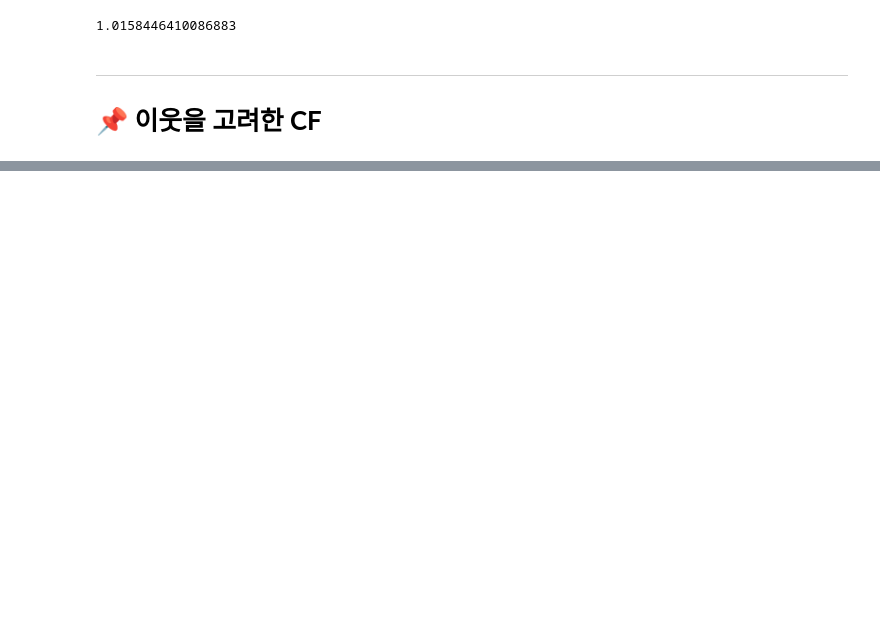
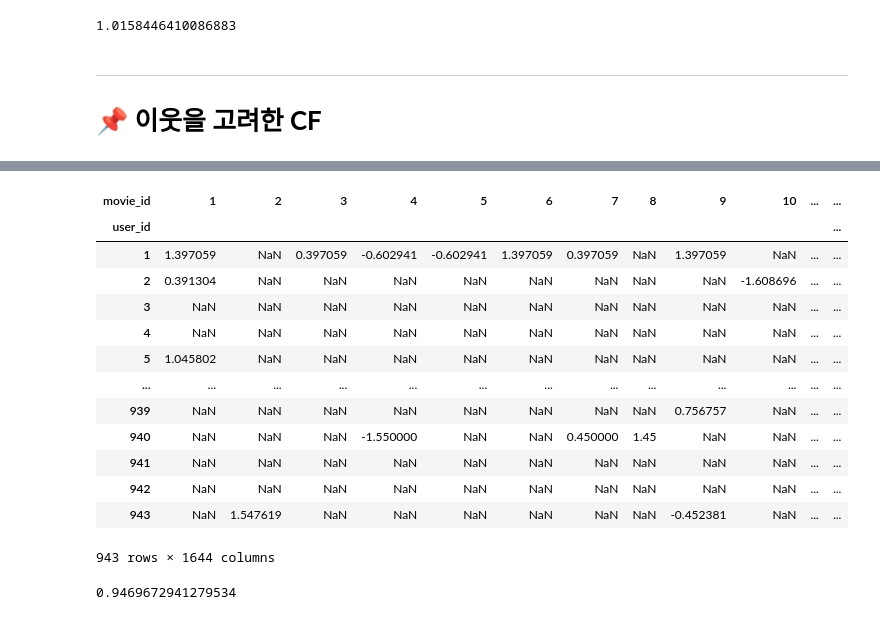
Before and after one commit to soaeng/recomSys, a Jupyter notebook: CF.ipynb, the cells around one changed output, grey strips where cells are left out. Cells and saved outputs as stored; diff of their text form; code cells hidden in the pictures; blank space fills up the shorter version.

```diff
--- a/CF.ipynb
+++ b/CF.ipynb
@@ -223,0 +230,5 @@ Name: title, dtype: object
+# %%
+# @title 각 사용자 평점평균 계산
+
+rating_mean = rating_matrix.mean(axis = 1)
+rating_mean
@@ -223,0 +249,58 @@ Name: title, dtype: object
+# %%
+# @title 평점편차 계산
+rating_bias = (rating_matrix.T - rating_mean).T
+rating_bias
+# %% [output]
+| movie_id | 1 | 2 | 3 | 4 | 5 | 6 | 7 | 8 | 9 | 10 | ... | ... |
+| user_id |  |  |  |  |  |  |  |  |  |  |  | ... |
+| 1 | 1.397059 | NaN | 0.397059 | -0.602941 | -0.602941 | 1.397059 | 0.397059 | NaN | 1.397059 | NaN | ... | ... |
+| 2 | 0.391304 | NaN | NaN | NaN | NaN | NaN | NaN | NaN | NaN | -1.608696 | ... | ... |
+| 3 | NaN | NaN | NaN | NaN | NaN | NaN | NaN | NaN | NaN | NaN | ... | ... |
+| 4 | NaN | NaN | NaN | NaN | NaN | NaN | NaN | NaN | NaN | NaN | ... | ... |
+| 5 | 1.045802 | NaN | NaN | NaN | NaN | NaN | NaN | NaN | NaN | NaN | ... | ... |
+| ... | ... | ... | ... | ... | ... | ... | ... | ... | ... | ... | ... | ... |
+| 939 | NaN | NaN | NaN | NaN | NaN | NaN | NaN | NaN | 0.756757 | NaN | ... | ... |
+| 940 | NaN | NaN | NaN | -1.550000 | NaN | NaN | 0.450000 | 1.45 | NaN | NaN | ... | ... |
+| 941 | NaN | NaN | NaN | NaN | NaN | NaN | NaN | NaN | NaN | NaN | ... | ... |
+| 942 | NaN | NaN | NaN | NaN | NaN | NaN | NaN | NaN | NaN | NaN | ... | ... |
+| 943 | NaN | 1.547619 | NaN | NaN | NaN | NaN | NaN | NaN | -0.452381 | NaN | ... | ... |
+943 rows × 1644 columns
+# %%
+# @title 사용자 평가 경향을 고려한 함수
+
+def CF_knn_bias(user_id, movie_id, neighbor_size = 0):
+  if movie_id in rating_bias.columns:
+    sim_scores = user_similarity[user_id].copy()
+    movie_ratings = rating_bias[movie_id].copy()
+
+    none_rating_idx = movie_ratings[movie_ratings.isnull()].index
+    movie_ratings = movie_ratings.drop(none_rating_idx)
+    sim_scores = sim_scores.drop(none_rating_idx)
+
+    if neighbor_size == 0:
+      prediction = np.dot(sim_scores, movie_ratings) / sim_scores.sum()
+      prediction += rating_mean[user_id]
+
+    else:
+      if len(sim_scores) > 1:
+        neighbor_size = min(neighbor_size, len(sim_scores))
+        sim_scores = np.array(sim_scores)
+        movie_ratings = np.array(movie_ratings)
+
+        user_idx = np.argsort(sim_scores)
+        sim_scores = sim_scores[user_idx][-neighbor_size:]
+        movie_ratings = movie_ratings[user_idx][-neighbor_size:]
+
+        prediction = np.dot(sim_scores, movie_ratings) / sim_scores.sum()
+        prediction += rating_mean[user_id]
+
+      else:
+        prediction = rating_mean[user_id]
+  else:
+    prediction = rating_mean[user_id]
+
+  return prediction
+
+score(CF_knn_bias, 30)
+# %% [output]
+0.9469672941279534
```
Also changed, not shown: parts of 17 cells of this notebook.
